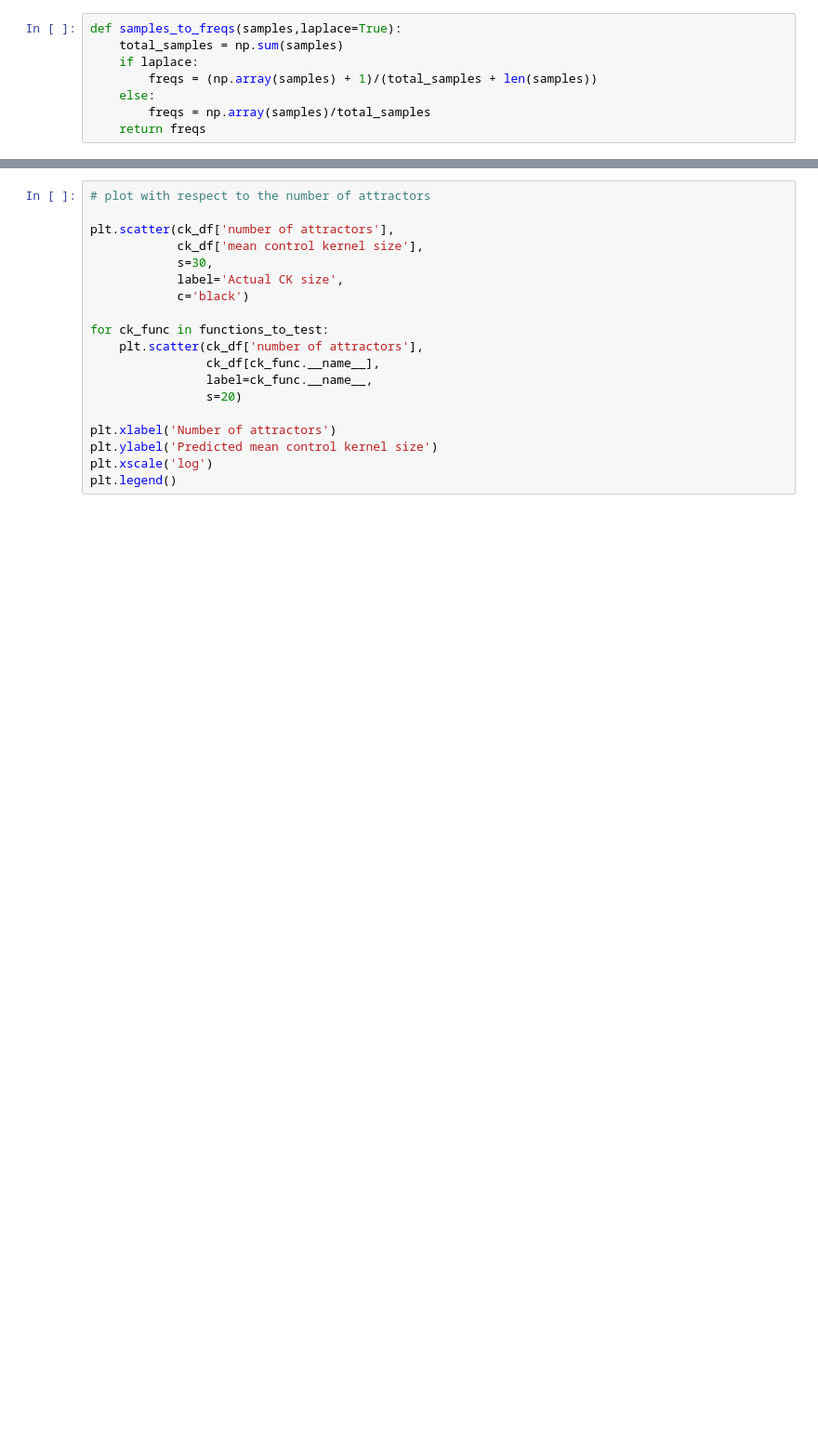
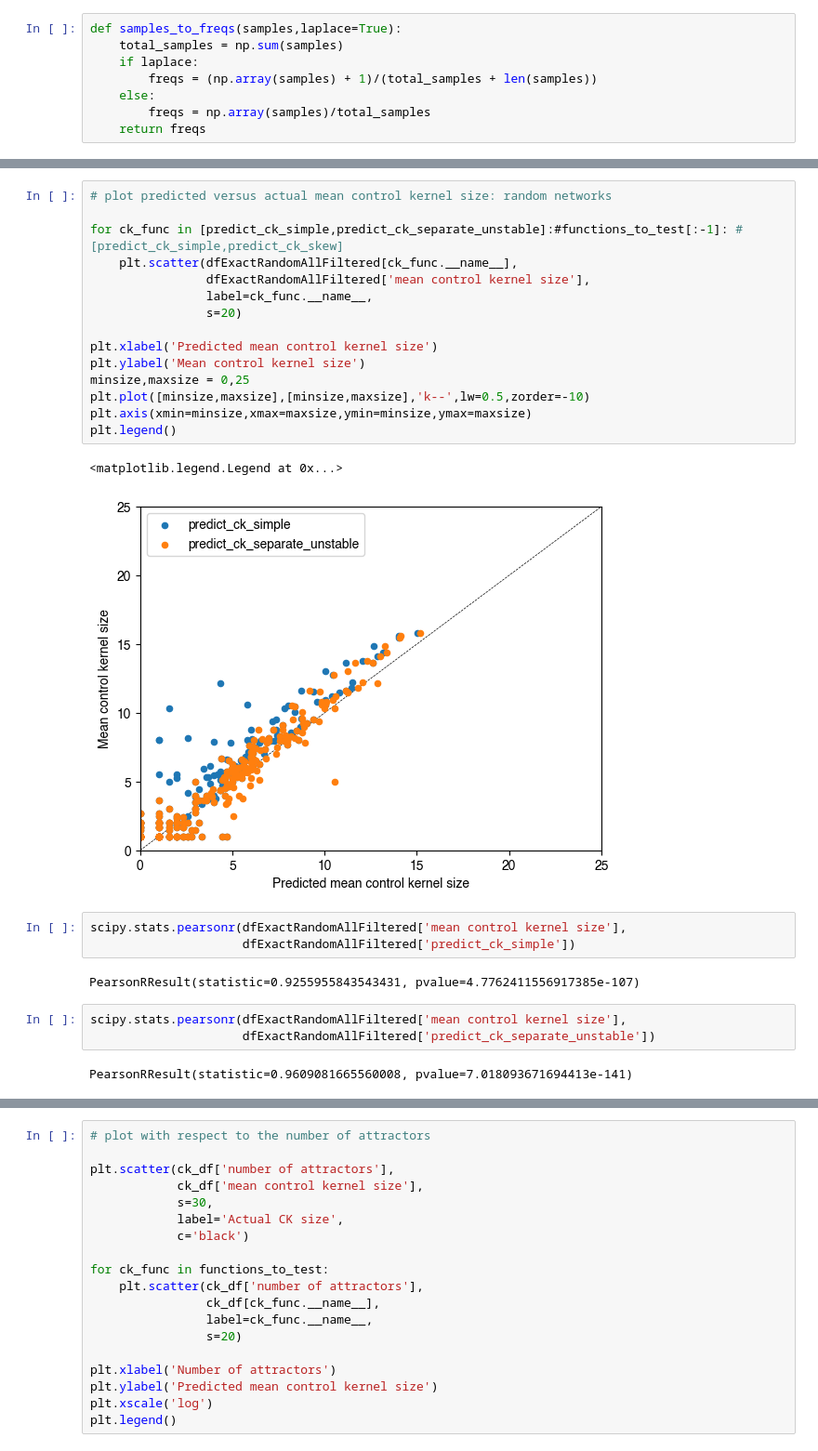
Before and after one commit to bcdaniels/Control-of-Synthetic-Boolean-Networks, a Jupyter notebook: CK_vs_entropy/basin-sizes-to-control-kernel-sizes.ipynb, the cells around one changed output, grey strips where cells are left out. Shown at 93% size. Saved outputs shown, nothing was run; the diff lists cells and outputs as text; blank space fills up the shorter version.

```diff
--- a/CK_vs_entropy/basin-sizes-to-control-kernel-sizes.ipynb
+++ b/CK_vs_entropy/basin-sizes-to-control-kernel-sizes.ipynb
@@ -234,0 +293,28 @@ plt.legend()
+# %%
+# plot predicted versus actual mean control kernel size: random networks
+
+for ck_func in [predict_ck_simple,predict_ck_separate_unstable]:#functions_to_test[:-1]: #[predict_ck_simple,predict_ck_skew]
+    plt.scatter(dfExactRandomAllFiltered[ck_func.__name__],
+                dfExactRandomAllFiltered['mean control kernel size'],
+                label=ck_func.__name__,
+                s=20)
+
+plt.xlabel('Predicted mean control kernel size')
+plt.ylabel('Mean control kernel size')
+minsize,maxsize = 0,25
+plt.plot([minsize,maxsize],[minsize,maxsize],'k--',lw=0.5,zorder=-10)
+plt.axis(xmin=minsize,xmax=maxsize,ymin=minsize,ymax=maxsize)
+plt.legend()
+# %% [output]
+<matplotlib.legend.Legend at 0x...>
+[figure, added]
+# %%
+scipy.stats.pearsonr(dfExactRandomAllFiltered['mean control kernel size'],
+                     dfExactRandomAllFiltered['predict_ck_simple'])
+# %% [output]
+PearsonRResult(statistic=0.9255955843543431, pvalue=4.7762411556917385e-107)
+# %%
+scipy.stats.pearsonr(dfExactRandomAllFiltered['mean control kernel size'],
+                     dfExactRandomAllFiltered['predict_ck_separate_unstable'])
+# %% [output]
+PearsonRResult(statistic=0.9609081665560008, pvalue=7.018093671694413e-141)
```
Also changed, not shown: parts of 13 cells of this notebook, 2 other files.
